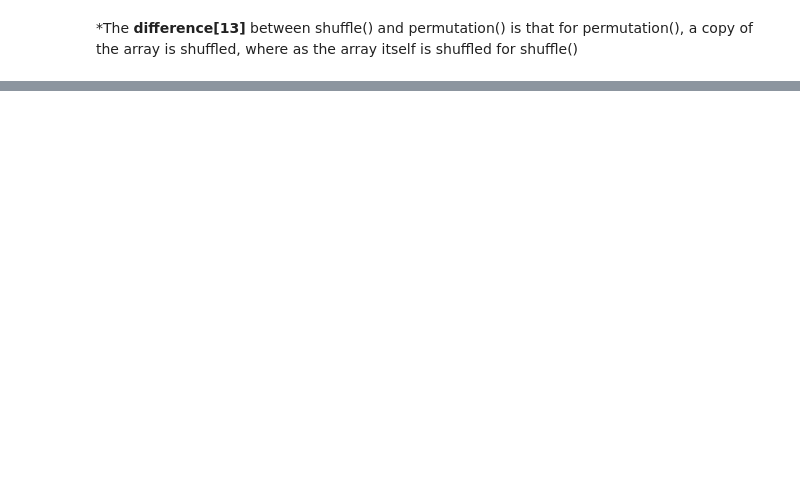
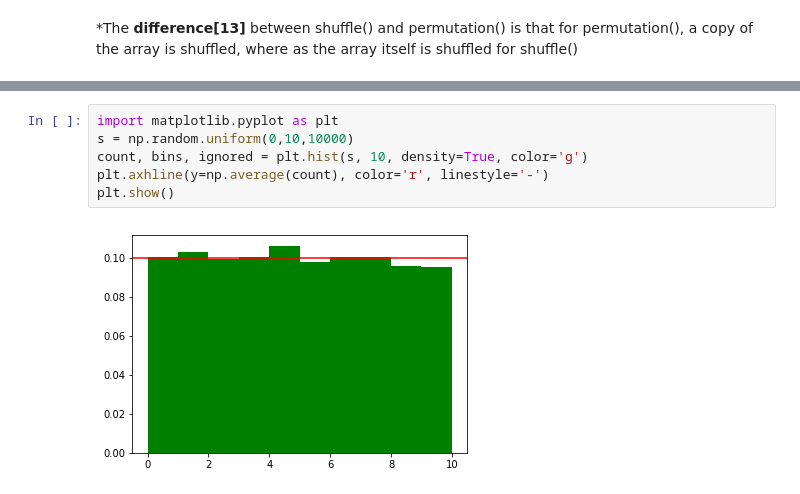
Before and after one commit to yonjeremy/emerging-technologies-assesment, a Jupyter notebook: numpy-random.ipynb, the cells around one changed output, grey strips where cells are left out. Drawn from its saved outputs; the diff is of its cells as text; blank space fills up the shorter version.

```diff
--- a/numpy-random.ipynb
+++ b/numpy-random.ipynb
@@ -339,0 +369,8 @@ original array (not changed):
+# %%
+import matplotlib.pyplot as plt
+s = np.random.uniform(0,10,10000)
+count, bins, ignored = plt.hist(s, 10, density=True, color='g')
+plt.axhline(y=np.average(count), color='r', linestyle='-')
+plt.show()
+# %% [output]
+[figure, added]
```
Also changed, not shown: parts of 43 cells of this notebook.
